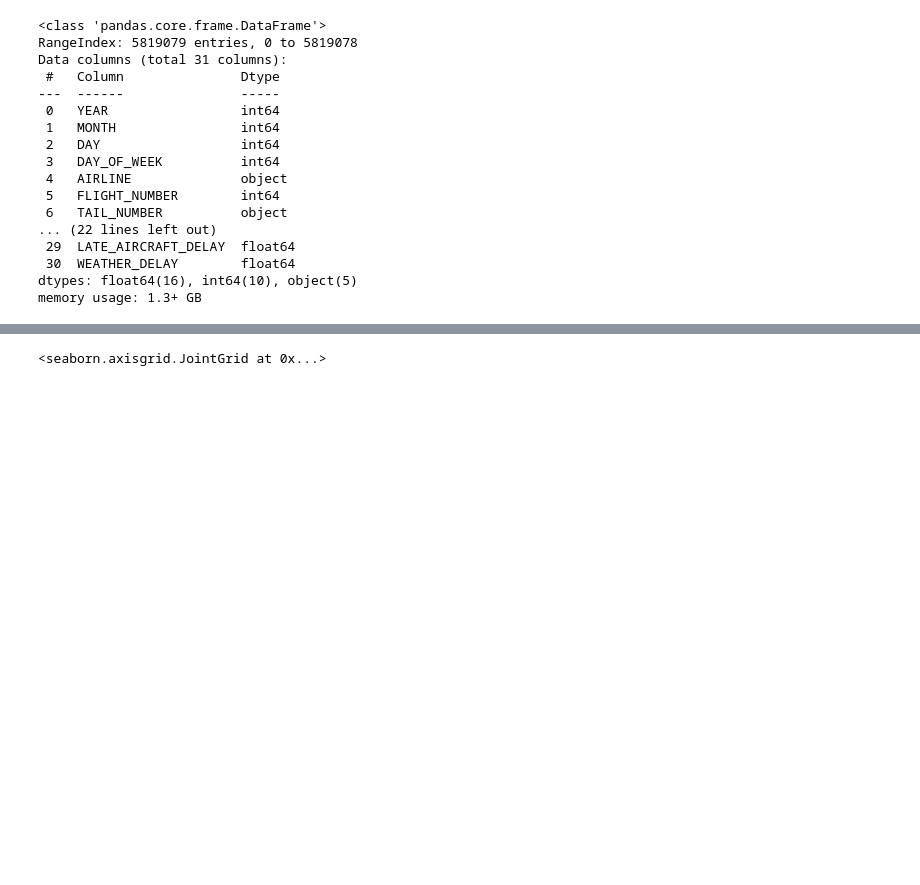
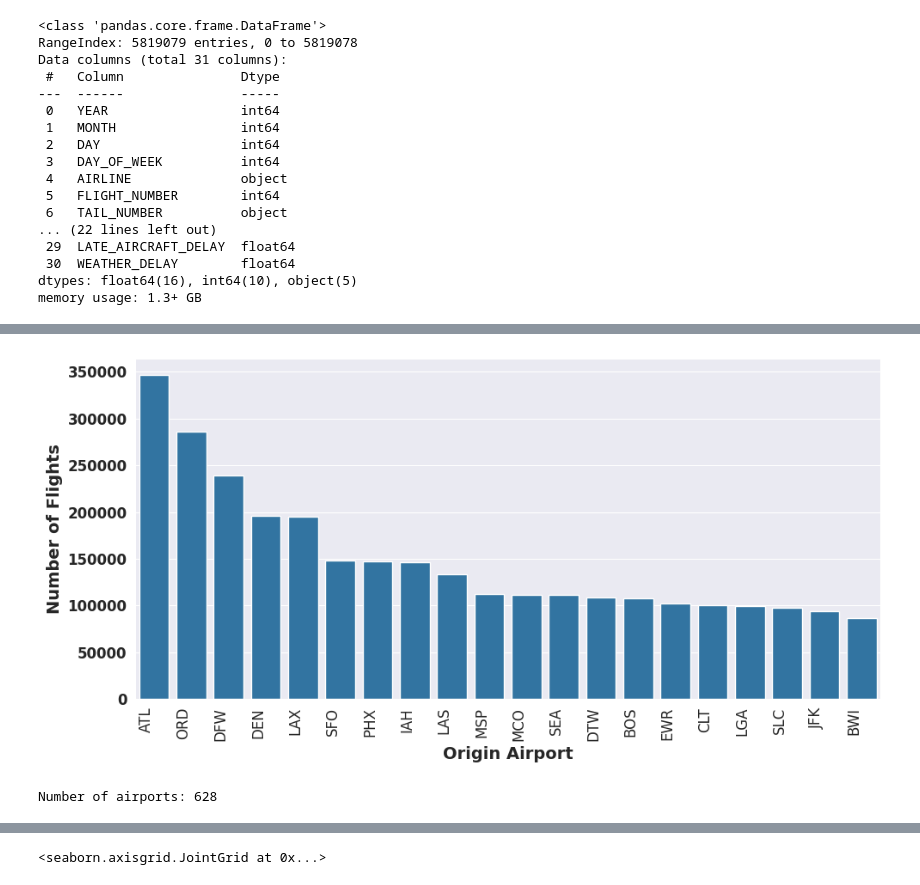
Before and after one commit to SavinduWickr/Flight_Price-Delay_Prediction, a Jupyter notebook: Delay_prediction/EDA-Delay.ipynb, the cells around one changed output, grey strips where cells are left out. Cells and saved outputs as stored; diff of their text form; code cells hidden in the pictures; blank space fills up the shorter version.

```diff
--- a/Delay_prediction/EDA-Delay.ipynb
+++ b/Delay_prediction/EDA-Delay.ipynb
@@ -61,0 +112,31 @@ plt.show()
+# %%
+
+# Plot the top 20 most frequent origin airports
+plt.figure(figsize=(10, 5))  # Adjusted figure size for better readability
+axis = sns.countplot(x=df['ORIGIN_AIRPORT'], data=df,
+                     order=df['ORIGIN_AIRPORT'].value_counts().iloc[:20].index)
+
+# Replace IATA codes with full airline names using iata_to_airline_mapping
+full_airport_names = [iata_to_airline_mapping.get(item.get_text(), item.get_text()) for item in axis.get_xticklabels()]
+axis.set_xticks(axis.get_xticks())  # Ensure the ticks are set before modifying tick labels
+axis.set_xticklabels(full_airport_names, rotation=90, ha="right")  # Rotate x-axis labels for better readability
+
+# Customize the x and y tick labels with appropriate font sizes and styles
+plt.setp(axis.get_xticklabels(), fontsize=12, weight='normal')
+plt.setp(axis.get_yticklabels(), fontsize=12, weight='bold')
+
+# Set axis labels
+plt.xlabel('Origin Airport', fontsize=14, weight='bold')
+plt.ylabel('Number of Flights', fontsize=14, weight='bold')
+
+# Adjust the layout to fit all elements
+plt.tight_layout()
+
+# Show the plot
+plt.show()
+# %% [output]
+[figure, added]
+# %%
+print("Number of airports: {}".format(len(df['ORIGIN_AIRPORT'].unique())))
+# %% [output]
+Number of airports: 628
```
Also changed, not shown: parts of 25 cells of this notebook, 3 other files.
